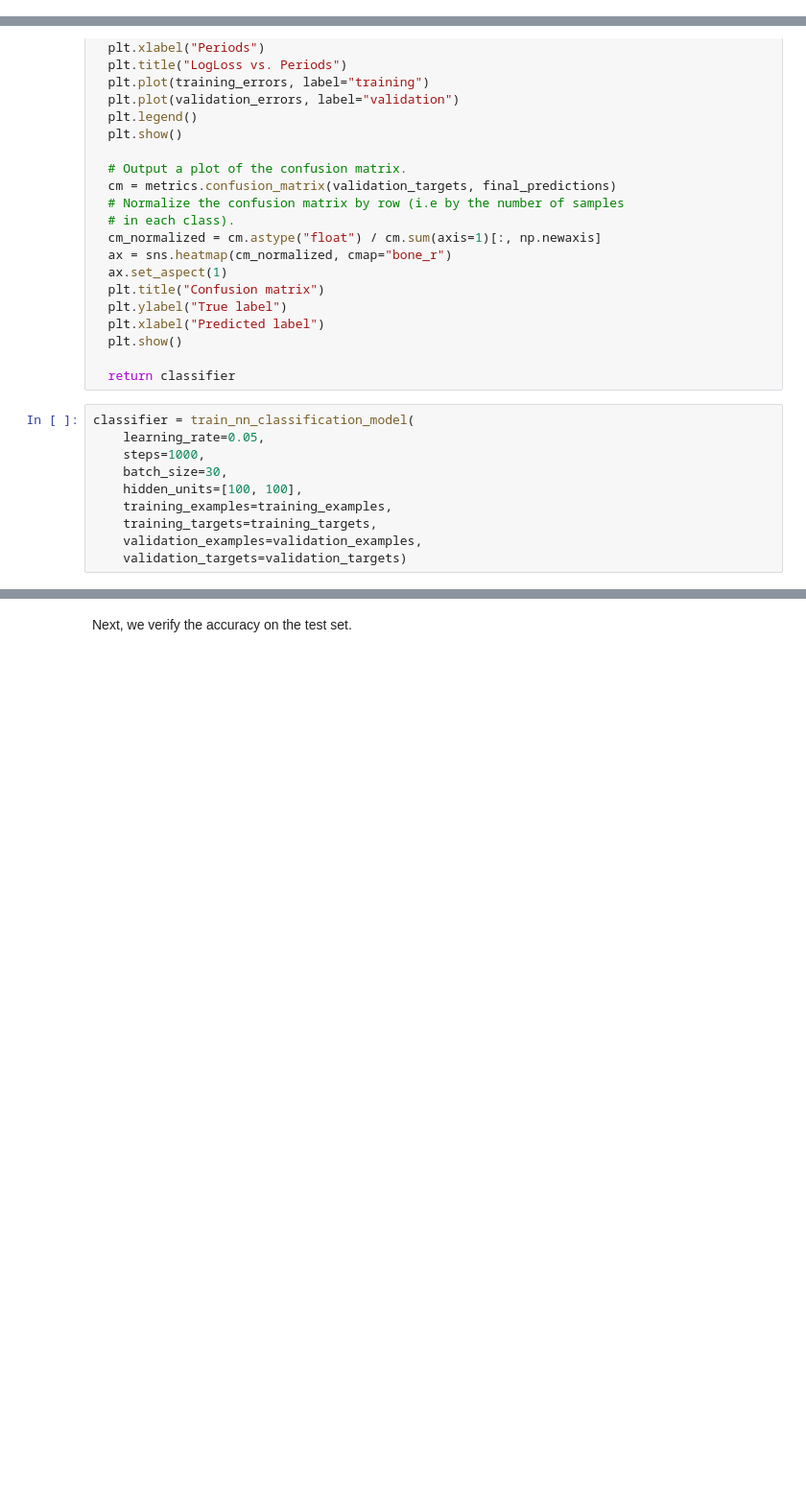
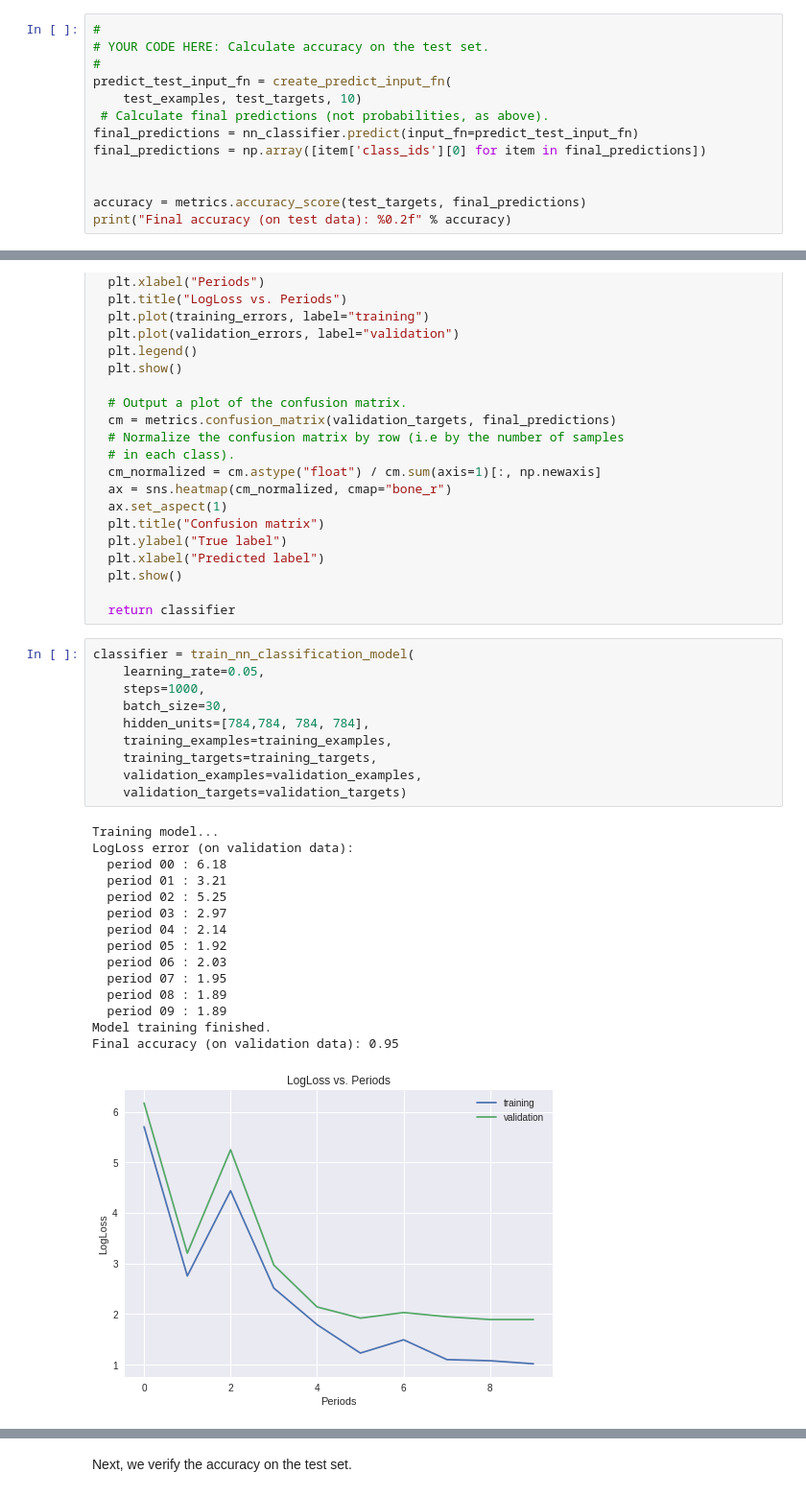
Before and after one commit to steineron/TensowFlowFirstSteps, a Jupyter notebook: multi_class_classification_of_handwritten_digits.ipynb, the cells around one changed output, grey strips where cells are left out. Shown at 96% size. Drawn from its saved outputs; the diff is of its cells as text; blank space fills up the shorter version.

```diff
--- a/multi_class_classification_of_handwritten_digits.ipynb
+++ b/multi_class_classification_of_handwritten_digits.ipynb
@@ -353,0 +586,13 @@ test_examples.describe()
+# %%
+#
+# YOUR CODE HERE: Calculate accuracy on the test set.
+#
+predict_test_input_fn = create_predict_input_fn(
+    test_examples, test_targets, 10)
+ # Calculate final predictions (not probabilities, as above).
+final_predictions = nn_classifier.predict(input_fn=predict_test_input_fn)
+final_predictions = np.array([item['class_ids'][0] for item in final_predictions])
+
+
+accuracy = metrics.accuracy_score(test_targets, final_predictions)
+print("Final accuracy (on test data): %0.2f" % accuracy)
@@ -494,10 +741,26 @@ def train_nn_classification_model(
 # %%
 classifier = train_nn_classification_model(
     learning_rate=0.05,
     steps=1000,
     batch_size=30,
-    hidden_units=[100, 100],
+    hidden_units=[784,784, 784, 784],
     training_examples=training_examples,
     training_targets=training_targets,
     validation_examples=validation_examples,
     validation_targets=validation_targets)
+# %% [output]
+Training model...
+LogLoss error (on validation data):
+  period 00 : 6.18
+  period 01 : 3.21
+  period 02 : 5.25
+  period 03 : 2.97
+  period 04 : 2.14
+  period 05 : 1.92
+  period 06 : 2.03
+  period 07 : 1.95
+  period 08 : 1.89
+  period 09 : 1.89
+Model training finished.
+Final accuracy (on validation data): 0.95
+[figure, added]
```
Also changed, not shown: parts of 18 cells of this notebook.
